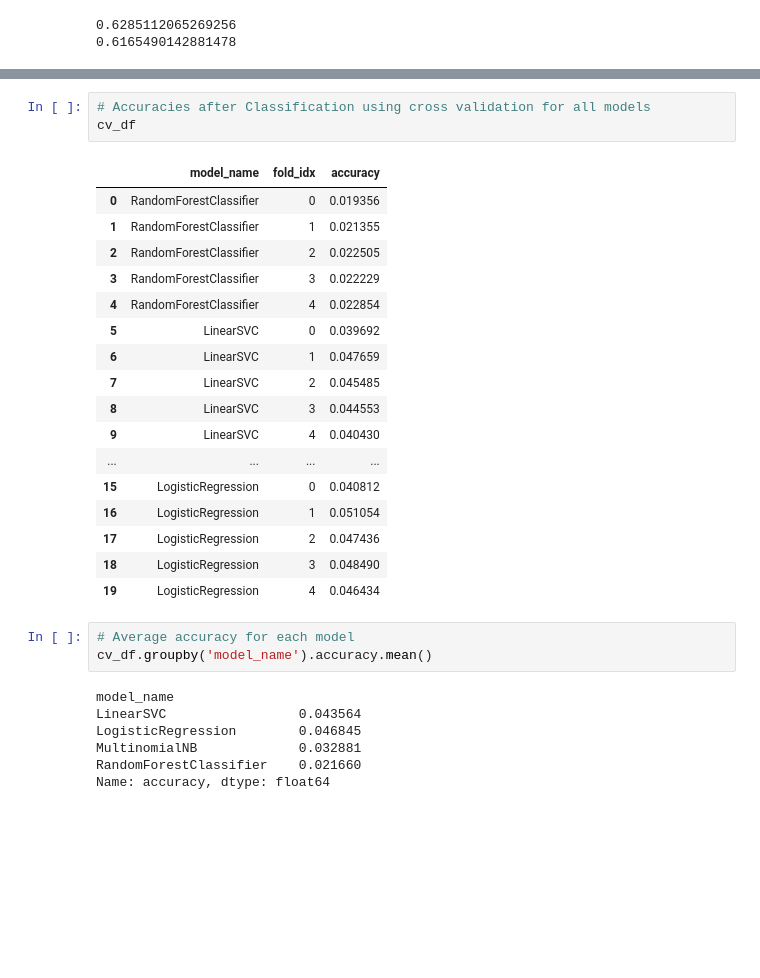
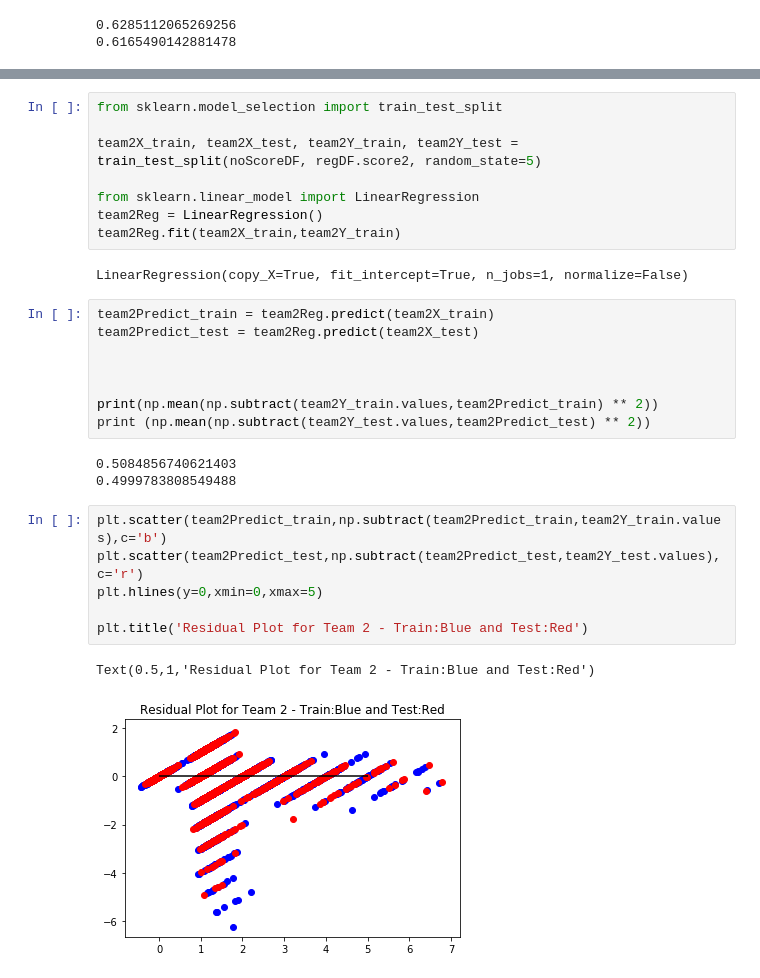
Before and after one commit to nareshkumar66675/SoccerSPI, a Jupyter notebook: notebooks/SoccerSPI.ipynb, the cells around one changed output, grey strips where cells are left out. Cells and saved outputs as stored; diff of their text form; blank space fills up the shorter version.

```diff
--- a/notebooks/SoccerSPI.ipynb
+++ b/notebooks/SoccerSPI.ipynb
@@ -216,31 +100,30 @@ plt.show()
-# %%
-# Accuracies after Classification using cross validation for all models
-cv_df
-# %% [output]
-|  | model_name | fold_idx | accuracy |
-| 0 | RandomForestClassifier | 0 | 0.019356 |
-| 1 | RandomForestClassifier | 1 | 0.021355 |
-| 2 | RandomForestClassifier | 2 | 0.022505 |
-| 3 | RandomForestClassifier | 3 | 0.022229 |
-| 4 | RandomForestClassifier | 4 | 0.022854 |
-| 5 | LinearSVC | 0 | 0.039692 |
-| 6 | LinearSVC | 1 | 0.047659 |
-| 7 | LinearSVC | 2 | 0.045485 |
-| 8 | LinearSVC | 3 | 0.044553 |
-| 9 | LinearSVC | 4 | 0.040430 |
-| ... | ... | ... | ... |
-| 15 | LogisticRegression | 0 | 0.040812 |
-| 16 | LogisticRegression | 1 | 0.051054 |
-| 17 | LogisticRegression | 2 | 0.047436 |
-| 18 | LogisticRegression | 3 | 0.048490 |
-| 19 | LogisticRegression | 4 | 0.046434 |
-# %%
-# Average accuracy for each model
-cv_df.groupby('model_name').accuracy.mean()
-# %% [output]
-model_name
-LinearSVC                 0.043564
-LogisticRegression        0.046845
-MultinomialNB             0.032881
-RandomForestClassifier    0.021660
-Name: accuracy, dtype: float64
+# %%
+from sklearn.model_selection import train_test_split
+
+team2X_train, team2X_test, team2Y_train, team2Y_test = train_test_split(noScoreDF, regDF.score2, random_state=5)
+
+from sklearn.linear_model import LinearRegression
+team2Reg = LinearRegression()
+team2Reg.fit(team2X_train,team2Y_train)
+# %% [output]
+LinearRegression(copy_X=True, fit_intercept=True, n_jobs=1, normalize=False)
+# %%
+team2Predict_train = team2Reg.predict(team2X_train)
+team2Predict_test = team2Reg.predict(team2X_test)
+
+
+
+print(np.mean(np.subtract(team2Y_train.values,team2Predict_train) ** 2))
+print (np.mean(np.subtract(team2Y_test.values,team2Predict_test) ** 2))
+# %% [output]
+0.5084856740621403
+0.4999783808549488
+# %%
+plt.scatter(team2Predict_train,np.subtract(team2Predict_train,team2Y_train.values),c='b')
+plt.scatter(team2Predict_test,np.subtract(team2Predict_test,team2Y_test.values),c='r')
+plt.hlines(y=0,xmin=0,xmax=5)
+
+plt.title('Residual Plot for Team 2 - Train:Blue and Test:Red')
+# %% [output]
+Text(0.5,1,'Residual Plot for Team 2 - Train:Blue and Test:Red')
+[figure, added]
```
Also changed, not shown: parts of 9 cells of this notebook, 1 other file.
